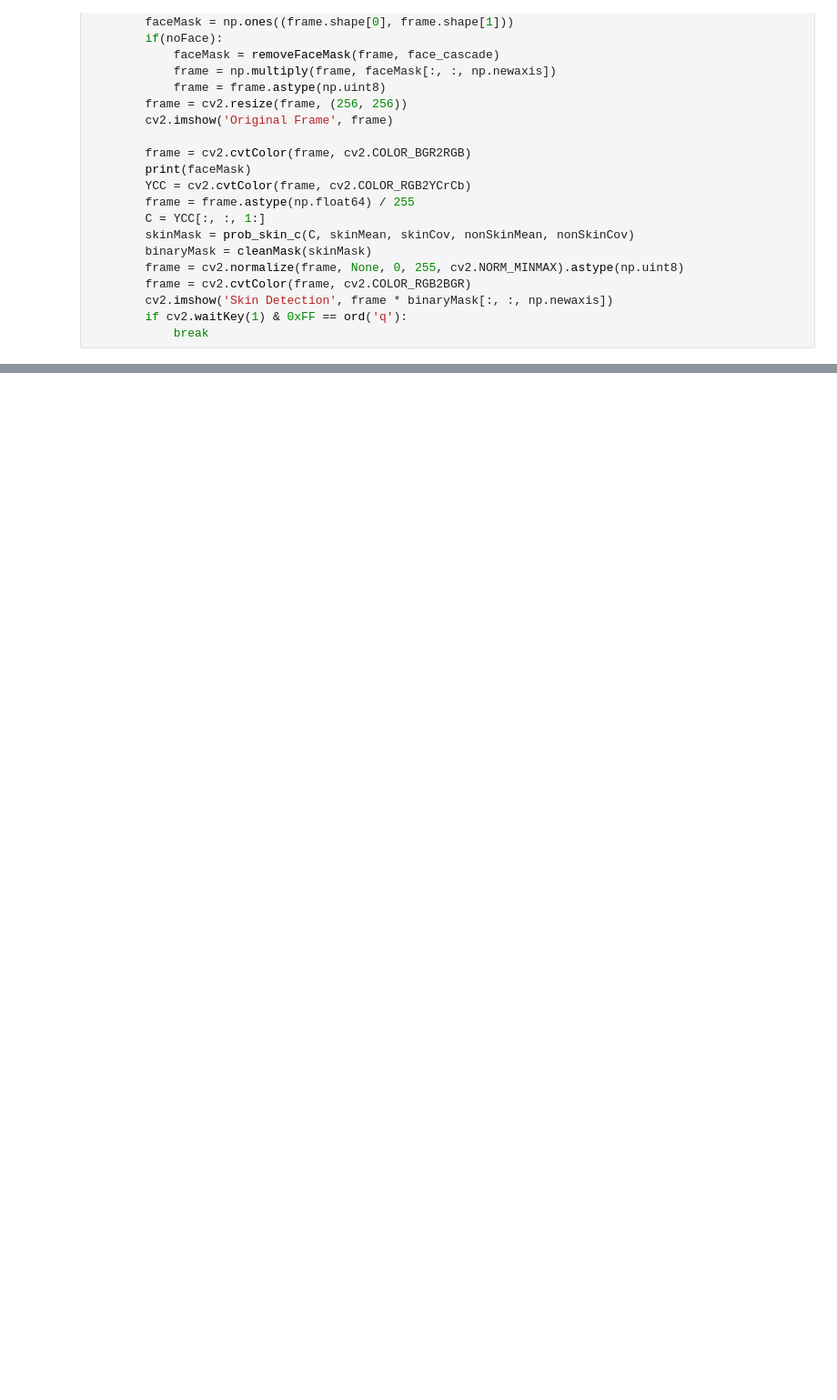
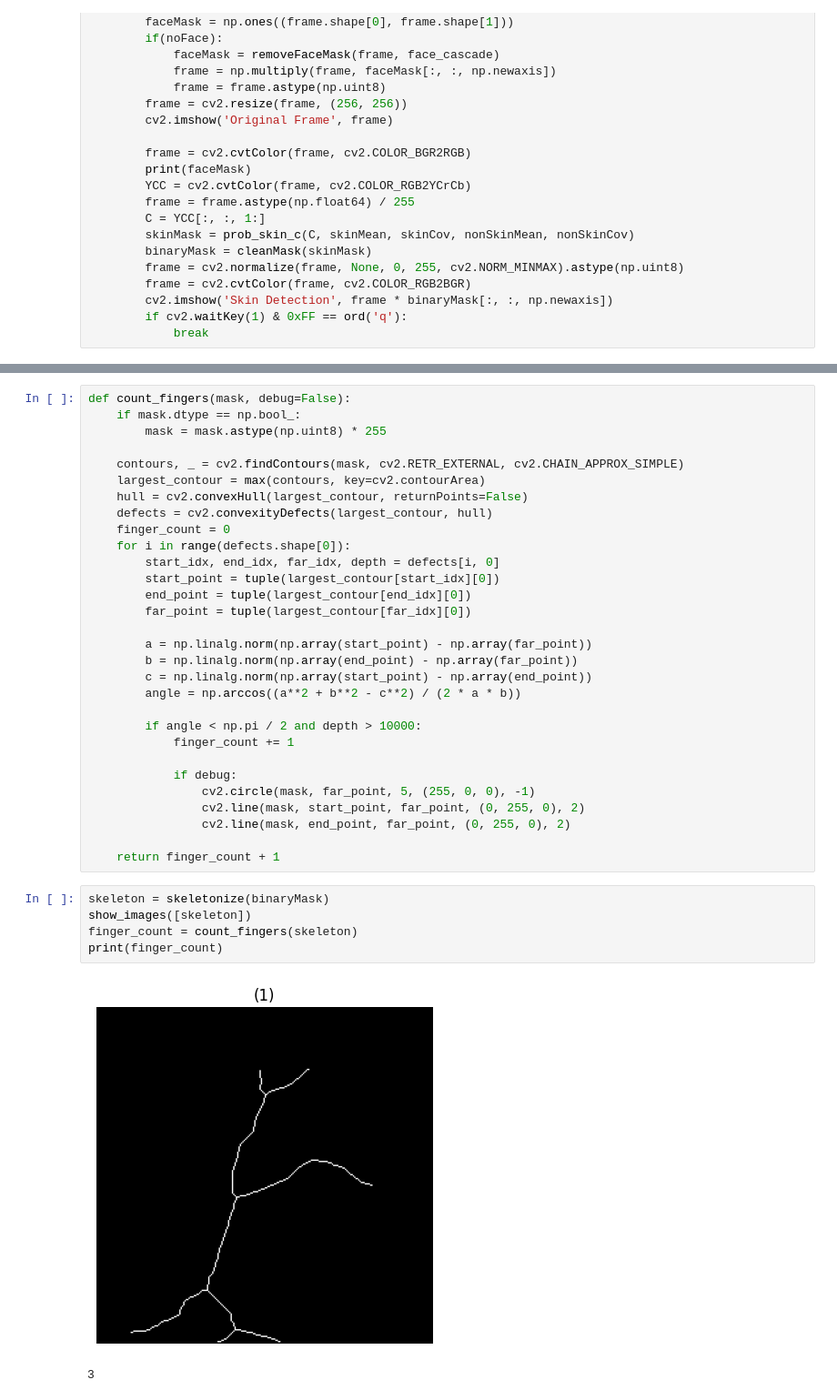
Before and after one commit to zizoisprogramming/Paint-A-Distance, a Jupyter notebook: gaussian_trial.ipynb, the cells around one changed output, grey strips where cells are left out. Shown: that part at 91% size. Saved outputs shown, nothing was run; the diff lists cells and outputs as text; blank space fills up the shorter version.

Commit message:
Adding finger count "to be refined"

```diff
--- a/gaussian_trial.ipynb
+++ b/gaussian_trial.ipynb
@@ -196,3 +197,41 @@ getLiveMask(noFace=True)
  [1 1 1 ... 1 1 1]
  [1 1 1 ... 1 1 1]]
 KeyboardInterrupt:
+# %%
+def count_fingers(mask, debug=False):
+    if mask.dtype == np.bool_:
+        mask = mask.astype(np.uint8) * 255
+
+    contours, _ = cv2.findContours(mask, cv2.RETR_EXTERNAL, cv2.CHAIN_APPROX_SIMPLE)
+    largest_contour = max(contours, key=cv2.contourArea)
+    hull = cv2.convexHull(largest_contour, returnPoints=False)
+    defects = cv2.convexityDefects(largest_contour, hull)
+    finger_count = 0
+    for i in range(defects.shape[0]):
+        start_idx, end_idx, far_idx, depth = defects[i, 0]
+        start_point = tuple(largest_contour[start_idx][0])
+        end_point = tuple(largest_contour[end_idx][0])
+        far_point = tuple(largest_contour[far_idx][0])
+
+        a = np.linalg.norm(np.array(start_point) - np.array(far_point))
+        b = np.linalg.norm(np.array(end_point) - np.array(far_point))
+        c = np.linalg.norm(np.array(start_point) - np.array(end_point))
+        angle = np.arccos((a**2 + b**2 - c**2) / (2 * a * b))
+
+        if angle < np.pi / 2 and depth > 10000:
+            finger_count += 1
+
+            if debug:
+                cv2.circle(mask, far_point, 5, (255, 0, 0), -1)
+                cv2.line(mask, start_point, far_point, (0, 255, 0), 2)
+                cv2.line(mask, end_point, far_point, (0, 255, 0), 2)
+
+    return finger_count + 1
+# %%
+skeleton = skeletonize(binaryMask)
+show_images([skeleton])
+finger_count = count_fingers(skeleton)
+print(finger_count)
+# %% [output]
+[figure, added]
+3
```
Also changed, not shown: parts of 4 cells of this notebook.
